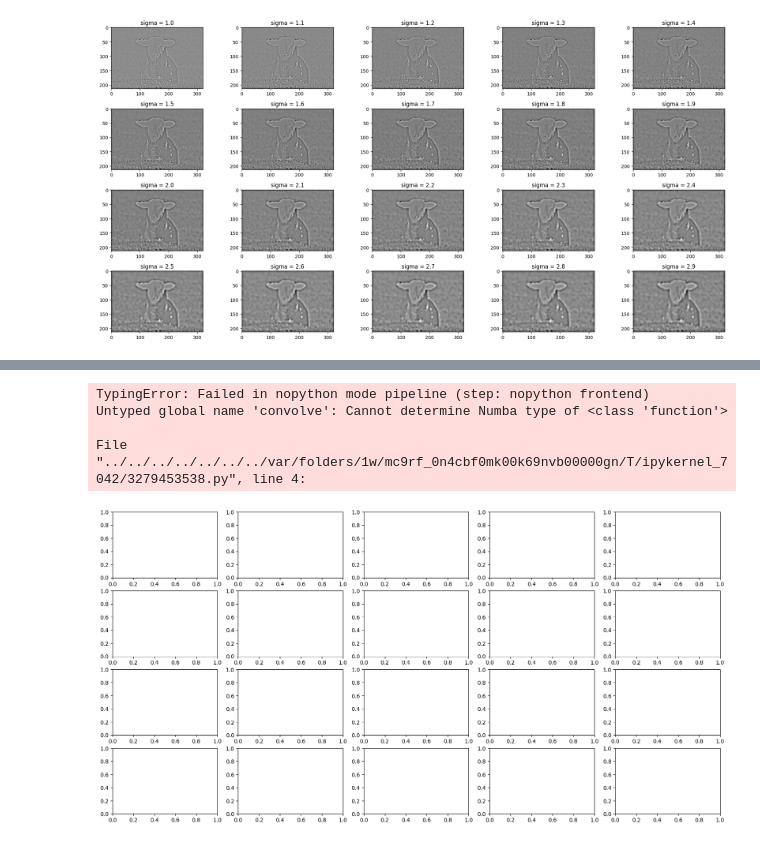
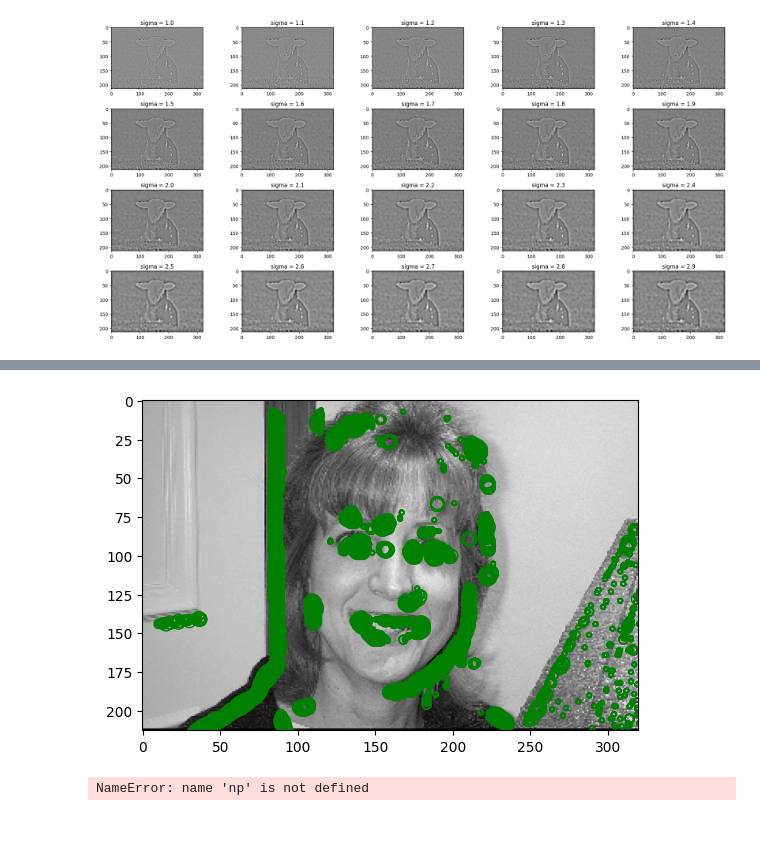
Before and after one commit to vornao/ispr-assignments, a Jupyter notebook: assignment-one/main.ipynb, the cells around one changed output, grey strips where cells are left out. Cells and saved outputs as stored; diff of their text form; code cells hidden in the pictures.

```diff
--- a/assignment-one/main.ipynb
+++ b/assignment-one/main.ipynb
@@ -85,5 +110,13 @@ fig.tight_layout()
+# %%
+blobs = detect_blobs(img, threshold=20)
+
+plt.imshow(img, cmap='gray')
+for blob in blobs:
+    circle = plt.Circle((blob[2], blob[1]), blob[0]*1.414, color='g', fill=False)
+    plt.gca().add_patch(circle)
+# %% [output]
+[figure, added]
 # %%
-@numba.jit(nopython=True)
 def threshold_img(img, sigma, k):
     sigmas = np.array([0.7, 1.2, 1.7])
     convols= np.array([convolve(img, laplacian_of_gaussian(11, sigma)) for sigma in sigmas])
@@ -111,8 +144,4 @@ for i, sigma in enumerate(sigmas):
 
 fig.tight_layout()
 # %% [output]
-TypingError: Failed in nopython mode pipeline (step: nopython frontend)
-Untyped global name 'convolve': Cannot determine Numba type of <class 'function'>
-
-File "../../../../../../../var/folders/1w/mc9rf_0n4cbf0mk00k69nvb00000gn/T/ipykernel_7042/3279453538.py", line 4:
+NameError: name 'np' is not defined
-[figure, removed]
```
Also changed, not shown: parts of 8 cells of this notebook.
